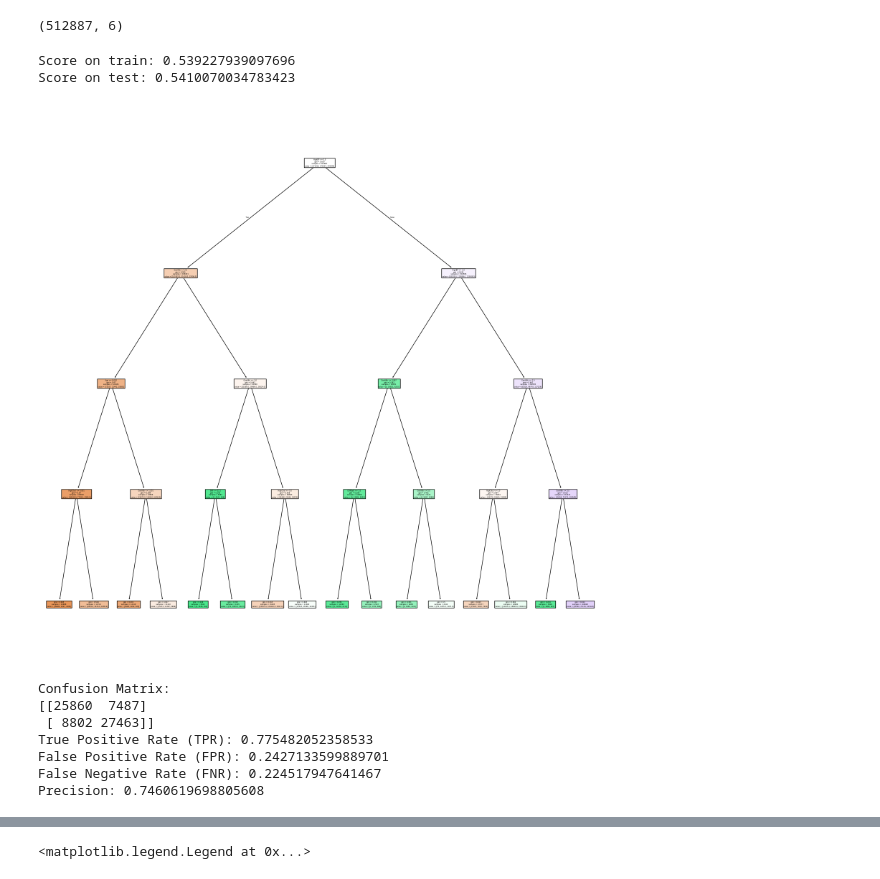
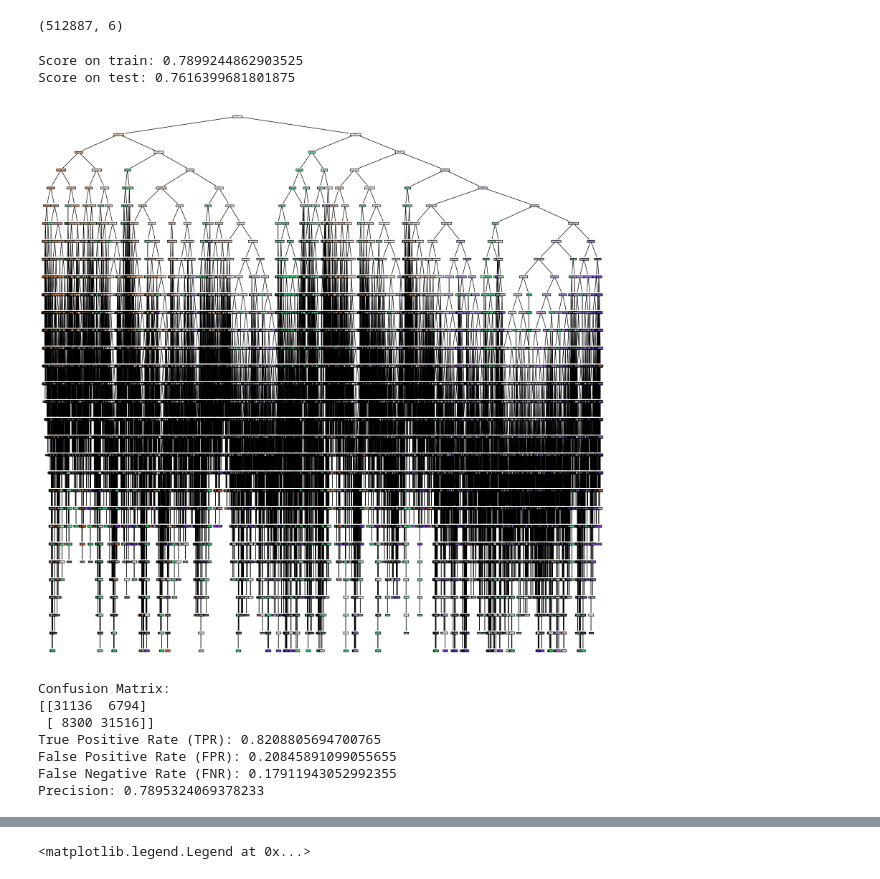
Before and after one commit to suhasp3/DiabetesClassifier, a Jupyter notebook: SMOTE Balancing.ipynb, the cells around one changed output, grey strips where cells are left out. Drawn from its saved outputs; the diff is of its cells as text; code cells hidden in the pictures.

```diff
--- a/SMOTE Balancing.ipynb
+++ b/SMOTE Balancing.ipynb
@@ -131,19 +131,20 @@ X_train.shape
 # %% [output]
 (512887, 6)
 # %%
-T = DecisionTreeClassifier(max_depth=4)
+
+T = DecisionTreeClassifier(max_depth=30)
 T.fit(X_train, y_train)
 train_score = T.score(X_train, y_train)
 test_score = T.score(X_test, y_test)
 print('Score on train:', train_score)
 print('Score on test:', test_score)
 
 fig, ax = plt.subplots(1, figsize = (20, 20))
 p = plot_tree(T, filled = True, feature_names = X_train.columns)
 # %% [output]
-Score on train: 0.539227939097696
-Score on test: 0.5410070034783423
+Score on train: 0.7899244862903525
+Score on test: 0.7616399681801875
-[figure, old version]
+[figure, new version]
 # %%
 from sklearn.metrics import confusion_matrix
 
@@ -169,12 +170,12 @@ print("False Negative Rate (FNR): " + str(FNR))
 print("Precision: " + str(precision))
 # %% [output]
 Confusion Matrix:
-[[25860  7487]
- [ 8802 27463]]
-True Positive Rate (TPR): 0.775482052358533
-False Positive Rate (FPR): 0.2427133599889701
-False Negative Rate (FNR): 0.224517947641467
-Precision: 0.7460619698805608
+[[31136  6794]
+ [ 8300 31516]]
+True Positive Rate (TPR): 0.8208805694700765
+False Positive Rate (FPR): 0.20845891099055655
+False Negative Rate (FNR): 0.17911943052992355
+Precision: 0.7895324069378233
 # %%
 sns.heatmap(cm, annot=True, fmt='d', cmap='Blues', xticklabels=['Diabetes (Positive)', 'No Diabetes (Negative)'], yticklabels=['Diabetes (Positive)', 'No Diabetes (Negative)'])
 plt.title('Confusion Matrix for Diabetes Prediction')
```
Also changed, not shown: parts of 1 cell of this notebook, 5 other files.
